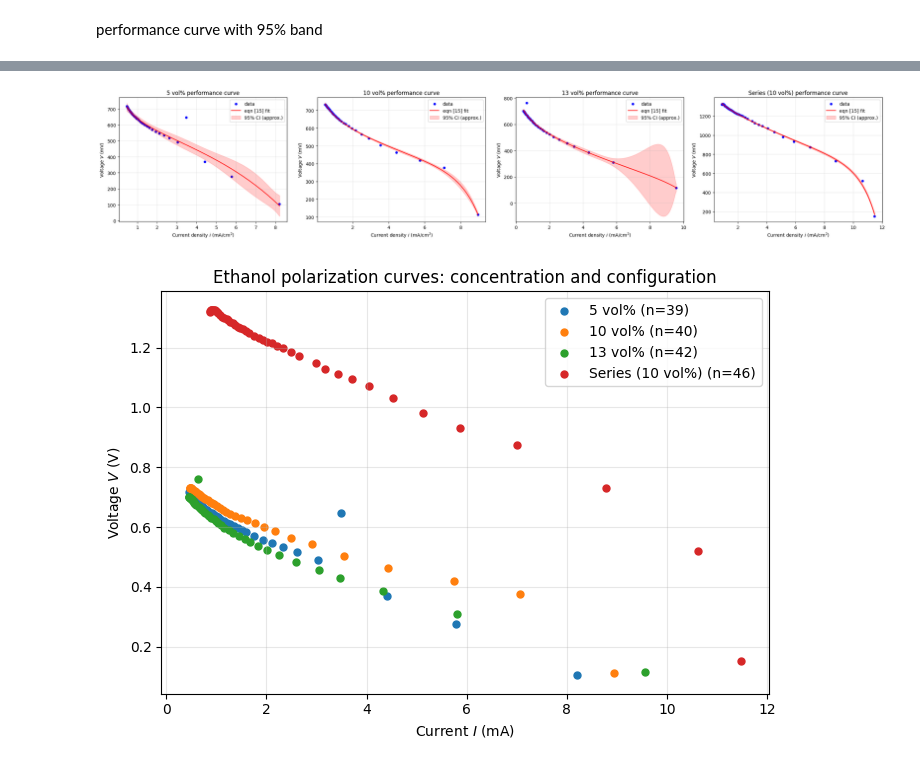
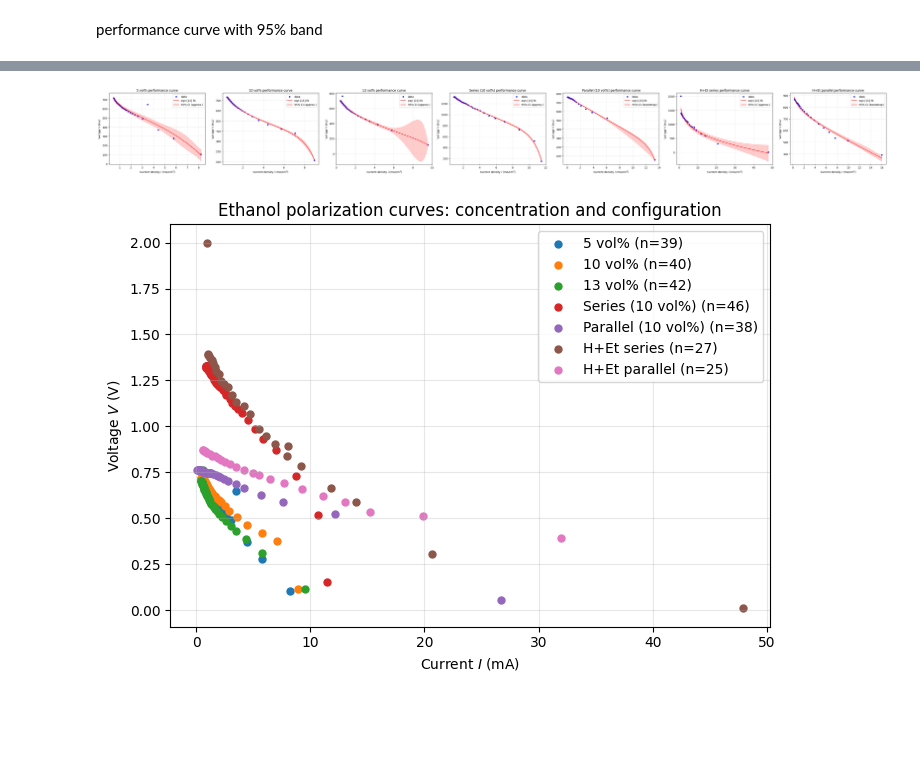
Before and after one commit to kudinha/MW1-Rotation-C-D, a Jupyter notebook: Hydrogen_and_Ethanol_Fuel_Cell_Analysis.ipynb, the cells around one changed output, grey strips where cells are left out. Saved outputs shown, nothing was run; the diff lists cells and outputs as text; code cells hidden in the pictures; blank space fills up the shorter version.

```diff
--- a/Hydrogen_and_Ethanol_Fuel_Cell_Analysis.ipynb
+++ b/Hydrogen_and_Ethanol_Fuel_Cell_Analysis.ipynb
@@ -314,7 +346,5 @@ A 95% confidence band is shown only for comparatively well-fitting, numerically
 # %%
 # Equation [15] is already defined as model(i, C, B, R, w, z) above.
-# These settings apply to plotting the ethanol fits ONLY.
-
 
 def ethanol_full_fit(i, V):
     linear_guess, _ = linear_scale_fit(i, V)
@@ -356,7 +386,7 @@ for name, i, V in ethanol_datasets:
     # A poor fit, ill-defined parameter errors, or boundary estimates
     # makes the usual local-linearized confidence band hard to interpret.
     sds = np.sqrt(np.maximum(np.diag(cov), 0))
-    stable = np.isfinite(cov).all()
+    stable = bool(np.isfinite(cov).all() and np.isfinite(sds).all())
     ethanol_fits[name] = (p, cov, r2, stable)
     print(f"--- {name} (R² = {r2:.4f}; 95% CI {'shown' if stable else 'not shown'})")
     for param, value, sd in zip(["C", "B", "R", "w", "z"], p, sds):
@@ -384,35 +477,37 @@ for name, i, V in ethanol_datasets:
 # %%
 # Ethanol performance curves: V (mV) vs current density i (mA/cm²)
 fig, axes = plt.subplots(1, len(ethanol_datasets),
                          figsize=(6 * len(ethanol_datasets), 4.8), squeeze=False)
 for ax, (name, i, V) in zip(axes.ravel(), ethanol_datasets):
     p, cov, r2, stable = ethanol_fits[name]
     i_fit = np.linspace(i.min(), i.max(), 400)
     V_fit = model(i_fit, *p)
 
     ax.scatter(i, V, s=20, color="b", label="data")
     ax.plot(i_fit, V_fit, "r-", label="eqn [15] fit")
-    if stable:
-        band = conf_band(i_fit, p, cov, len(i))
-        if np.isfinite(band).all():
-            ax.fill_between(i_fit, V_fit - band, V_fit + band,
-                            color="r", alpha=0.2, label="95% CI (approx.)")
+    interval = ethanol_intervals[name]
+    if interval is not None:
+        lo, hi = interval
+        label = "95% CI (bootstrap)" if name in PARALLEL_LABELS else "95% CI (approx.)"
+        ax.fill_between(i_fit, lo, hi, color="r", alpha=0.2, label=label)
+    else:
+        print(f"{name}: 95% CI unavailable from this fit; no interval fabricated.")
     ax.set_xlabel(r"Current density $i$ (mA/cm$^2$)")
     ax.set_ylabel(r"Voltage $V$ (mV)")
     ax.set_title(f"{name} performance curve")
     ax.legend()
     ax.grid(alpha=0.3)
 plt.tight_layout()
 plt.show()
 # %% [output]
-[figure, old version]
+[figure, new version]
 # %%
 # Ethanol raw polarization comparison (same type of graph as hydrogen).
 # Converts the model's units back from mV to V; since AREA is in cm²,
-# measured current I [mA] = i [mA/cm²] * AREA [cm²].
+# measured current I [mA] = i [mA/cm²] * effective area [cm²].
 fig, ax = plt.subplots(figsize=(7, 5))
 for name, i, V in ethanol_datasets:
-    ax.scatter(i * AREA, V / 1000.0, s=25, label=f"{name} (n={len(i)})")
+    ax.scatter(i * condition_area(name), V / 1000.0, s=25, label=f"{name} (n={len(i)})")
 ax.set_xlabel(r"Current $I$ (mA)")
 ax.set_ylabel(r"Voltage $V$ (V)")
 ax.set_title("Ethanol polarization curves: concentration and configuration")
@@ -421,7 +516,7 @@ ax.grid(alpha=0.3)
 plt.tight_layout()
 plt.show()
 # %% [output]
-[figure, old version]
+[figure, new version]
 # %%
 # Ethanol power-density curves — eqn [10]: p = V * i
 # mV * mA/cm² = µW/cm², so multiply by 1e-6 to obtain W/cm².
```
Also changed, not shown: parts of 13 cells of this notebook.
